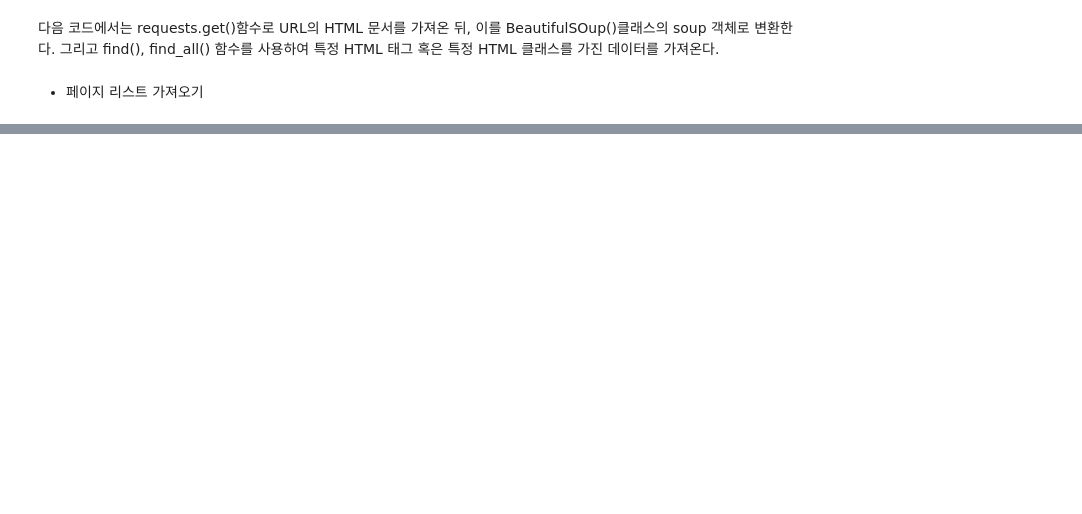
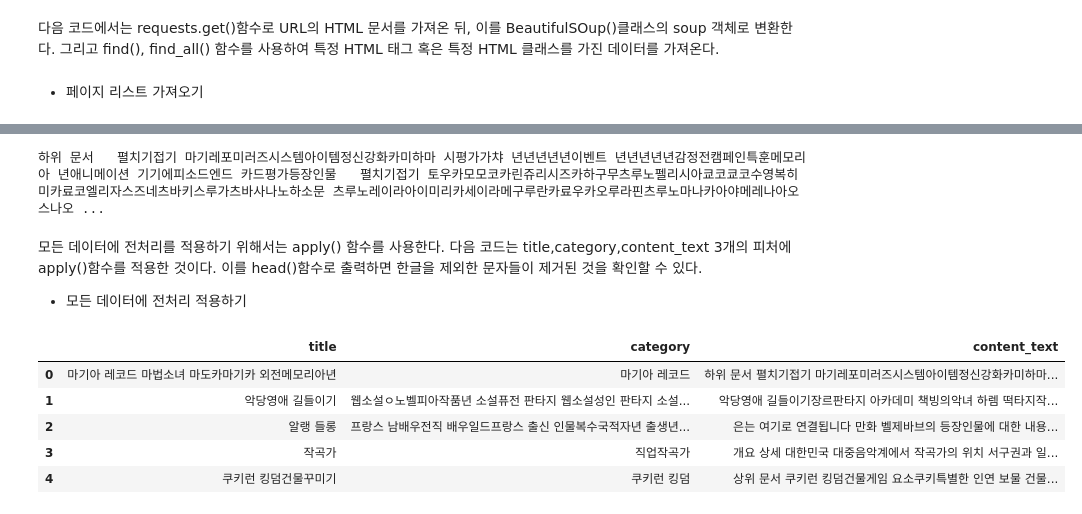
Before and after one commit to goldang01/python_data_analysis_study, a Jupyter notebook: Chapter 2.1.ipynb, the cells around one changed output, grey strips where cells are left out. Cells and saved outputs as stored; diff of their text form; code cells hidden in the pictures; blank space fills up the shorter version.

```diff
--- a/Chapter 2.1.ipynb
+++ b/Chapter 2.1.ipynb
@@ -107,0 +238,26 @@ AttributeError: 'NoneType' object has no attribute 'find'
+# %%
+# 텍스트 정제 함수: 한글 이외의 문자는 전부 제거 한다.
+def text_cleaning(text):
+    hangul = re.compile('[^ ㄱ-ㅣ 가-힣]+') #한글의 정규표현식을 나타낸다.
+    result = hangul.sub('',text)
+    return result
+print(text_cleaning(df['content_text'][0]))
+# %% [output]
+하위 문서   펼치기접기 마기레포미러즈시스템아이템정신강화카미하마 시평가가챠 년년년년년이벤트 년년년년년감정전캠페인특훈메모리아 년애니메이션 기기에피소드엔드 카드평가등장인물   펼치기접기 토우카모모코카린쥬리시즈카하구무츠루노펠리시아쿄코쿄코수영복히미카료코엘리자스즈네츠바키스루가츠바사나노하소문 츠루노레이라아이미리카세이라메구루란카료우카오루라핀츠루노마나카아야메레나아오스나오 ...
+# %% [markdown]
+모든 데이터에 전처리를 적용하기 위해서는 apply() 함수를 사용한다. 다음 코드는 title,category,content_text 3개의 피처에 apply()함수를 적용한 것이다. 이를 head()함수로 출력하면 한글을 제외한 문자들이 제거된 것을 확인할 수 있다.
+- 모든 데이터에 전처리 적용하기
+# %%
+# 각 피처마다 데이터 전처리를 적용한다.
+df['title'] = df['title'].apply(lambda x: text_cleaning(x))
+df['category'] = df['category'].apply(lambda x: text_cleaning(x))
+df['content_text'] = df['content_text'].apply(lambda x: text_cleaning(x))
+# %%
+df.head()
+# %% [output]
+|  | title | category | content_text |
+| 0 | 마기아 레코드 마법소녀 마도카마기카 외전메모리아년 | 마기아 레코드 | 하위 문서 펼치기접기 마기레포미러즈시스템아이템정신강화카미하마... |
+| 1 | 악당영애 길들이기 | 웹소설ㅇ노벨피아작품년 소설퓨전 판타지 웹소설성인 판타지 소설... | 악당영애 길들이기장르판타지 아카데미 책빙의악녀 하렘 떡타지작... |
+| 2 | 알랭 들롱 | 프랑스 남배우전직 배우일드프랑스 출신 인물복수국적자년 출생년... | 은는 여기로 연결됩니다 만화 벨제바브의 등장인물에 대한 내용... |
+| 3 | 작곡가 | 직업작곡가 | 개요 상세 대한민국 대중음악계에서 작곡가의 위치 서구권과 일... |
+| 4 | 쿠키런 킹덤건물꾸미기 | 쿠키런 킹덤 | 상위 문서 쿠키런 킹덤건물게임 요소쿠키특별한 인연 보물 건물... |
```
Also changed, not shown: parts of 25 cells of this notebook, 1 other file.
